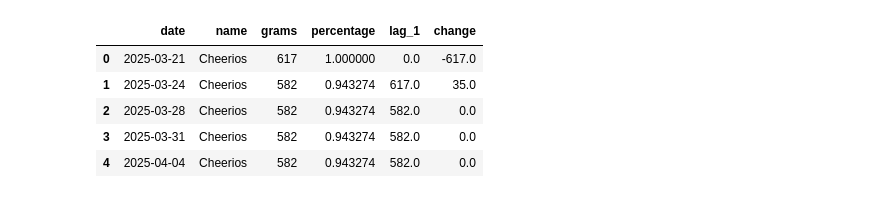
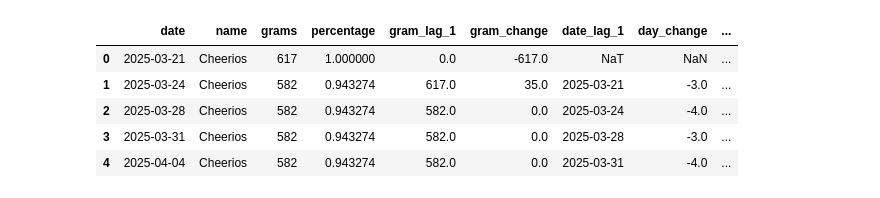
Before and after one commit to Peter-Silverstein/cereal-analysis, a Jupyter notebook: workbook.ipynb, the cells around one changed output. Saved outputs shown, nothing was run; the diff lists cells and outputs as text; code cells hidden in the pictures.

```diff
--- a/workbook.ipynb
+++ b/workbook.ipynb
@@ -5,21 +5,24 @@ import altair as alt
 # %%
 # Loading and cleaning data
 cereal_ts = pd.read_csv("cereal-time-data.csv")
 cereal_ts['grams'] = cereal_ts['grams'].fillna(value = 0).replace(' ', 0)
 cereal_ts['date'] = pd.to_datetime(cereal_ts['date'], format = '%m/%d/%y')
 cereal_ts = cereal_ts.astype({'name':'string', 'grams':'int'})
 cereal_ts['percentage'] = cereal_ts['grams'] / cereal_ts.groupby('name')['grams'].transform('max')
 cereal_ts = cereal_ts.sort_values(by = ['name', 'date']).reset_index(drop = True)
-cereal_ts['lag_1'] = cereal_ts.groupby('name')['grams'].shift(1).fillna(0)
-cereal_ts['change'] = cereal_ts['lag_1'] - cereal_ts['grams']
+cereal_ts['gram_lag_1'] = cereal_ts.groupby('name')['grams'].shift(1).fillna(0)
+cereal_ts['gram_change'] = cereal_ts['gram_lag_1'] - cereal_ts['grams']
+cereal_ts['date_lag_1'] = pd.to_datetime(cereal_ts.groupby('name')['date'].shift(1), format = '%m/%d/%y')
+cereal_ts['day_change'] = (cereal_ts['date_lag_1'] - cereal_ts['date']).dt.days
+cereal_ts['change_per_day'] = cereal_ts['gram_change'] / cereal_ts['day_change']
 cereal_ts.head()
 # %% [output]
-|  | date | name | grams | percentage | lag_1 | change |
-| 0 | 2025-03-21 | Cheerios | 617 | 1.000000 | 0.0 | -617.0 |
-| 1 | 2025-03-24 | Cheerios | 582 | 0.943274 | 617.0 | 35.0 |
-| 2 | 2025-03-28 | Cheerios | 582 | 0.943274 | 582.0 | 0.0 |
-| 3 | 2025-03-31 | Cheerios | 582 | 0.943274 | 582.0 | 0.0 |
-| 4 | 2025-04-04 | Cheerios | 582 | 0.943274 | 582.0 | 0.0 |
+|  | date | name | grams | percentage | gram_lag_1 | gram_change | date_lag_1 | day_change | ... |
+| 0 | 2025-03-21 | Cheerios | 617 | 1.000000 | 0.0 | -617.0 | NaT | NaN | ... |
+| 1 | 2025-03-24 | Cheerios | 582 | 0.943274 | 617.0 | 35.0 | 2025-03-21 | -3.0 | ... |
+| 2 | 2025-03-28 | Cheerios | 582 | 0.943274 | 582.0 | 0.0 | 2025-03-24 | -4.0 | ... |
+| 3 | 2025-03-31 | Cheerios | 582 | 0.943274 | 582.0 | 0.0 | 2025-03-28 | -3.0 | ... |
+| 4 | 2025-04-04 | Cheerios | 582 | 0.943274 | 582.0 | 0.0 | 2025-03-31 | -4.0 | ... |
 # %%
 alt.Chart(cereal_ts).mark_line().encode(
     x='date:T',
```
Also changed, not shown: parts of 2 cells of this notebook, 4 other files.
